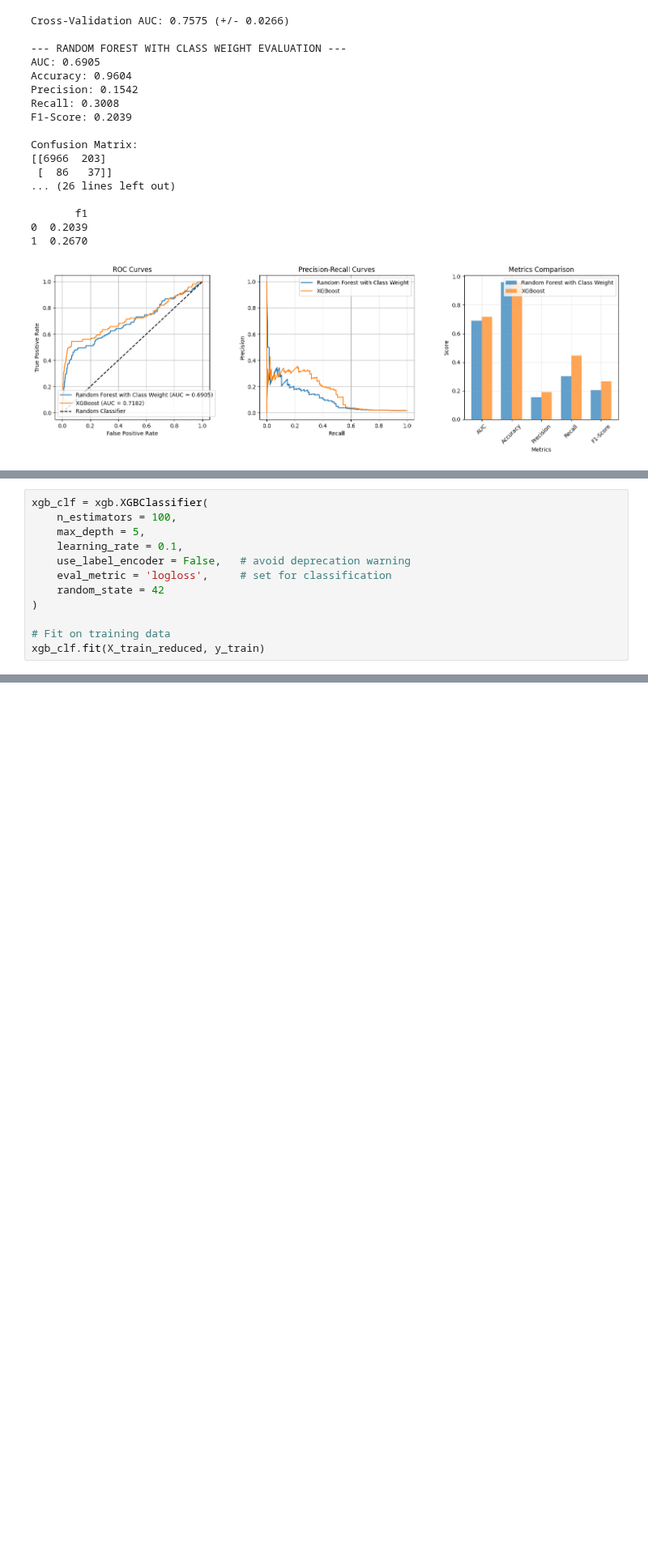
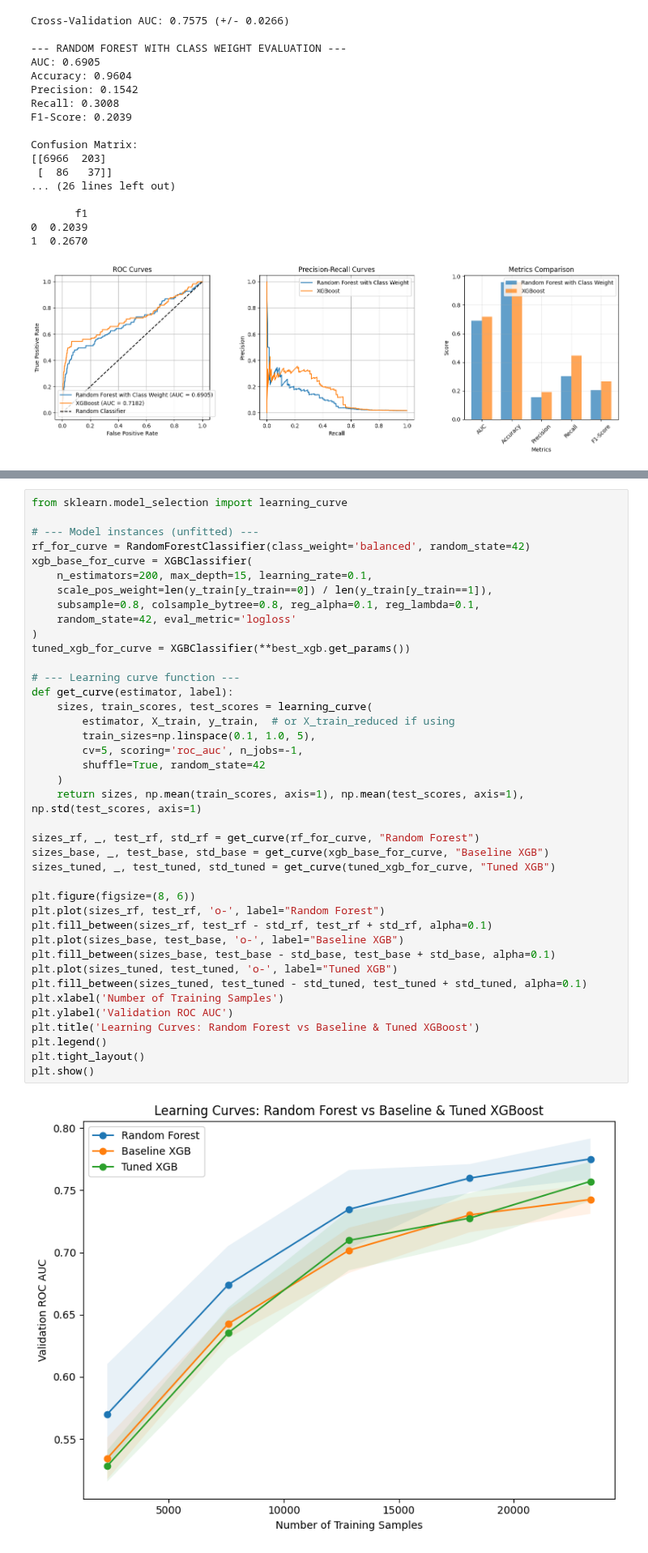
Before and after one commit to loowenwen/cs3244-project, a Jupyter notebook: src/final_random_forest.ipynb, the cells around one changed output, grey strips where cells are left out. Shown at 81% size. Cells and saved outputs as stored; diff of their text form; blank space fills up the shorter version.

Commit message:
Update src/final_random_forest.ipynb from random-forest branch by Vivian

```diff
--- a/src/final_random_forest.ipynb
+++ b/src/final_random_forest.ipynb
@@ -1023,14 +1017,2 @@ Firstly, we trained a baseline XGBoost model to establish a reference performanc
 
 We chose log loss as the evaluation metric, because it trains XGBoost to penalise the model for being confidently wrong (in this case wrongly predicting defaulters as non-defaulters).
-# %%
-xgb_clf = xgb.XGBClassifier(
-    n_estimators = 100,
-    max_depth = 5,
-    learning_rate = 0.1,
-    use_label_encoder = False,   # avoid deprecation warning
-    eval_metric = 'logloss',     # set for classification
-    random_state = 42
-)
-
-# Fit on training data
-xgb_clf.fit(X_train_reduced, y_train)
@@ -1199,0 +1293,42 @@ plt.show()
+# %%
+from sklearn.model_selection import learning_curve
+
+# --- Model instances (unfitted) ---
+rf_for_curve = RandomForestClassifier(class_weight='balanced', random_state=42)
+xgb_base_for_curve = XGBClassifier(
+    n_estimators=200, max_depth=15, learning_rate=0.1,
+    scale_pos_weight=len(y_train[y_train==0]) / len(y_train[y_train==1]),
+    subsample=0.8, colsample_bytree=0.8, reg_alpha=0.1, reg_lambda=0.1,
+    random_state=42, eval_metric='logloss'
+)
+tuned_xgb_for_curve = XGBClassifier(**best_xgb.get_params())
+
+# --- Learning curve function ---
+def get_curve(estimator, label):
+    sizes, train_scores, test_scores = learning_curve(
+        estimator, X_train, y_train,  # or X_train_reduced if using
+        train_sizes=np.linspace(0.1, 1.0, 5),
+        cv=5, scoring='roc_auc', n_jobs=-1,
+        shuffle=True, random_state=42
+    )
+    return sizes, np.mean(train_scores, axis=1), np.mean(test_scores, axis=1), np.std(test_scores, axis=1)
+
+sizes_rf, _, test_rf, std_rf = get_curve(rf_for_curve, "Random Forest")
+sizes_base, _, test_base, std_base = get_curve(xgb_base_for_curve, "Baseline XGB")
+sizes_tuned, _, test_tuned, std_tuned = get_curve(tuned_xgb_for_curve, "Tuned XGB")
+
+plt.figure(figsize=(8, 6))
+plt.plot(sizes_rf, test_rf, 'o-', label="Random Forest")
+plt.fill_between(sizes_rf, test_rf - std_rf, test_rf + std_rf, alpha=0.1)
+plt.plot(sizes_base, test_base, 'o-', label="Baseline XGB")
+plt.fill_between(sizes_base, test_base - std_base, test_base + std_base, alpha=0.1)
+plt.plot(sizes_tuned, test_tuned, 'o-', label="Tuned XGB")
+plt.fill_between(sizes_tuned, test_tuned - std_tuned, test_tuned + std_tuned, alpha=0.1)
+plt.xlabel('Number of Training Samples')
+plt.ylabel('Validation ROC AUC')
+plt.title('Learning Curves: Random Forest vs Baseline & Tuned XGBoost')
+plt.legend()
+plt.tight_layout()
+plt.show()
+# %% [output]
+[figure, added]
```
Also changed, not shown: parts of 45 cells of this notebook.
